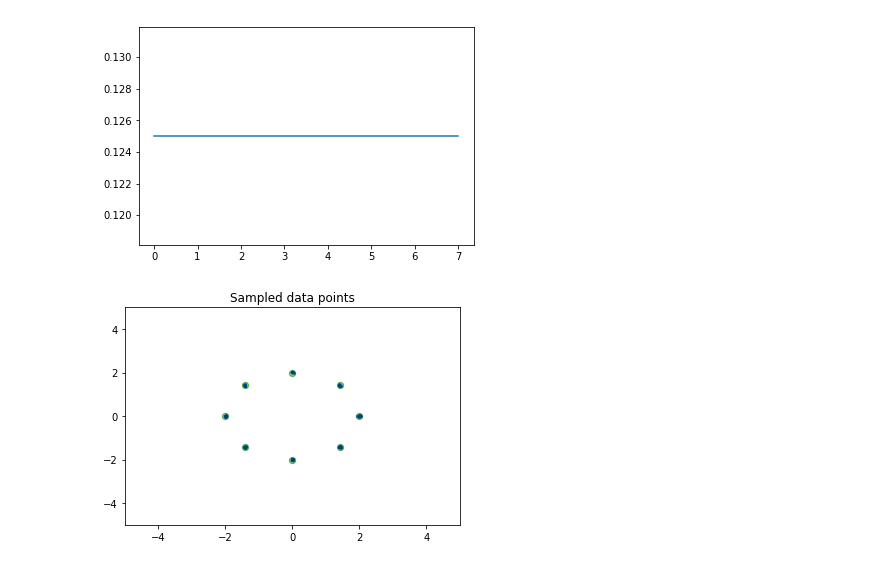
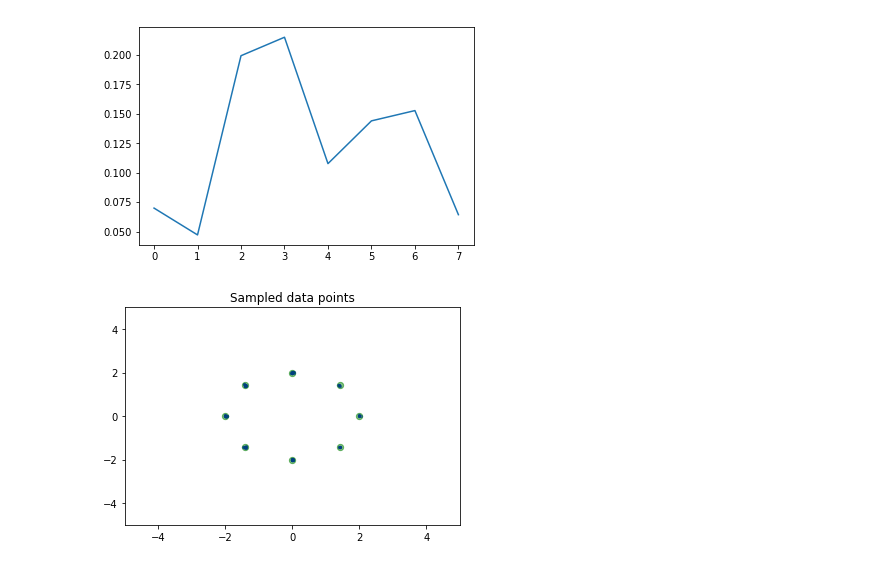
Before and after one commit to andrewliao11/unrolled-gans, a Jupyter notebook: unrolled_gan.ipynb, the cells around one changed output. Drawn from its saved outputs; the diff is of its cells as text; code cells hidden in the pictures.

```diff
--- a/unrolled_gan.ipynb
+++ b/unrolled_gan.ipynb
@@ -23,14 +23,14 @@ else:
     cuda = False
 # %%
 dset = data_generator()
-#dset.random_distribution()
-dset.uniform_distribution()
+dset.random_distribution()
+#dset.uniform_distribution()
 
 plt.plot(dset.p)
 plt.show()
 plt.close()
 # %% [output]
-[figure, old version]
+[figure, new version]
 # %%
 def plot(points, title):
 
```
Also changed, not shown: parts of 5 cells of this notebook, 4 other files.
